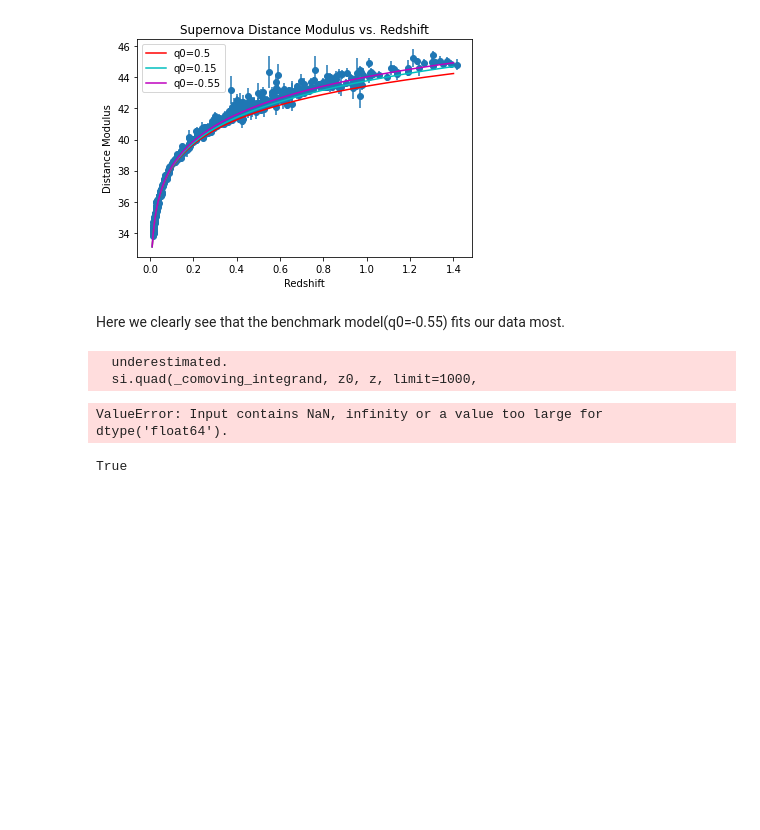
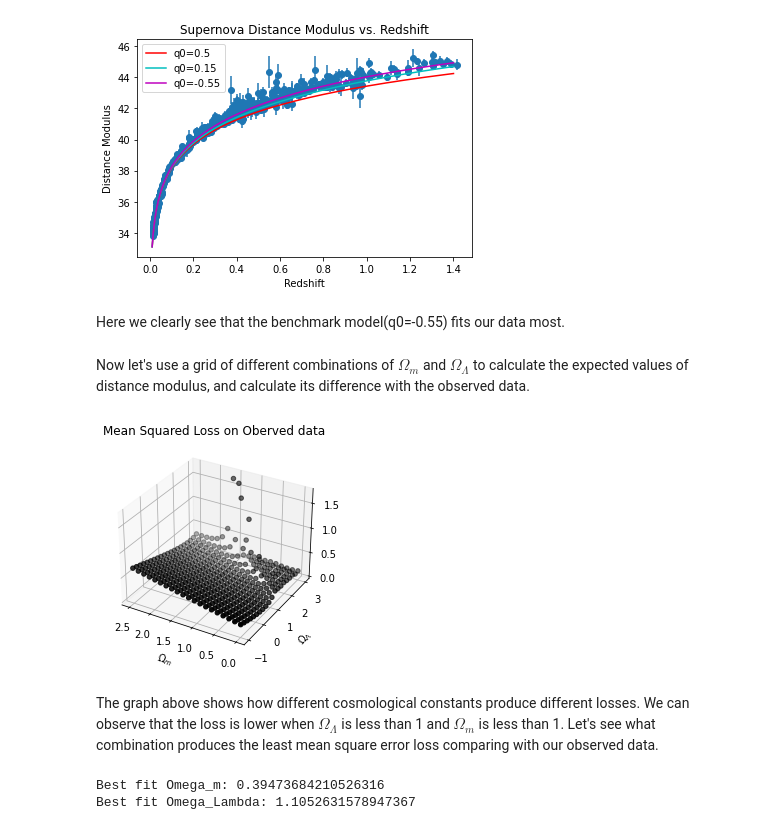
Before and after one commit to charlineshen/Constraining-Cosmological-Parameters-using-Supernovae, a Jupyter notebook: proj.ipynb, the cells around one changed output. Drawn from its saved outputs; the diff is of its cells as text; code cells hidden in the pictures; blank space fills up the shorter version.

```diff
--- a/proj.ipynb
+++ b/proj.ipynb
@@ -307,23 +332,37 @@ plt.show()
 [figure]
 # %% [markdown]
 Here we clearly see that the benchmark model(q0=-0.55) fits our data most.
+# %% [markdown]
+Now let's use a grid of different combinations of $\Omega_m$ and $\Omega_{\Lambda}$ to calculate the expected values of distance modulus, and calculate its difference with the observed data.
 # %%
-omega_m = np.linspace(0, 2.5, num = 50)
-omega_lambda = np.linspace(-1, 3, num = 50)
+omega_m = np.linspace(0, 2.5, num = 20)
+omega_lambda = np.linspace(-1, 3, num = 20)
 
 X, Y = np.meshgrid(omega_m, omega_lambda)
-Z=X
+Z = np.copy(X)
 
 for i in range(len(X)):
     for j in range(len(X[0])):
-        dm_lst = calculate_dm_from_cosmolopy(X[i][j], Y[i][j], sn_data["redshift"])
-        loss = np.sum(sn_data["distance modulus"] - dm_lst)
+        m = X[i][j]
+        labda = Y[i][j]
+        dm_lst = calculate_dm_from_cosmolopy(m, labda, sn_data["redshift"])
+        loss = mean_squared_error(dm_lst, sn_data["distance modulus"])
         Z[i][j] = loss
-# %% [output]
-  underestimated.
-  si.quad(_comoving_integrand, z0, z, limit=1000,
-ValueError: Input contains NaN, infinity or a value too large for dtype('float64').
-# %%
-0 in dm_lst
-# %% [output]
-True
+# %%
+fig = plt.figure()
+ax = plt.axes(projection='3d')
+ax.scatter(X, Y, Z, color='black')
+ax.invert_xaxis()
+ax.set_xlabel('$\Omega_m$')
+ax.set_ylabel('$\Omega_{\Lambda}$')
+ax.set_title('Mean Squared Loss on Oberved data');
+# %% [output]
+[figure, added]
+# %% [markdown]
+The graph above shows how different cosmological constants produce different losses. We can observe that the loss is lower when $\Omega_{\Lambda}$ is less than 1 and $\Omega_m$ is less than 1. Let's see what combination produces the least mean square error loss comparing with our observed data.
+# %%
+ind = np.unravel_index(np.argmin(Z), X.shape)
+print("Best fit Omega_m:", X[ind], "\nBest fit Omega_Lambda:", Y[ind])
+# %% [output]
+Best fit Omega_m: 0.39473684210526316
+Best fit Omega_Lambda: 1.1052631578947367
```
Also changed, not shown: parts of 8 cells of this notebook.
